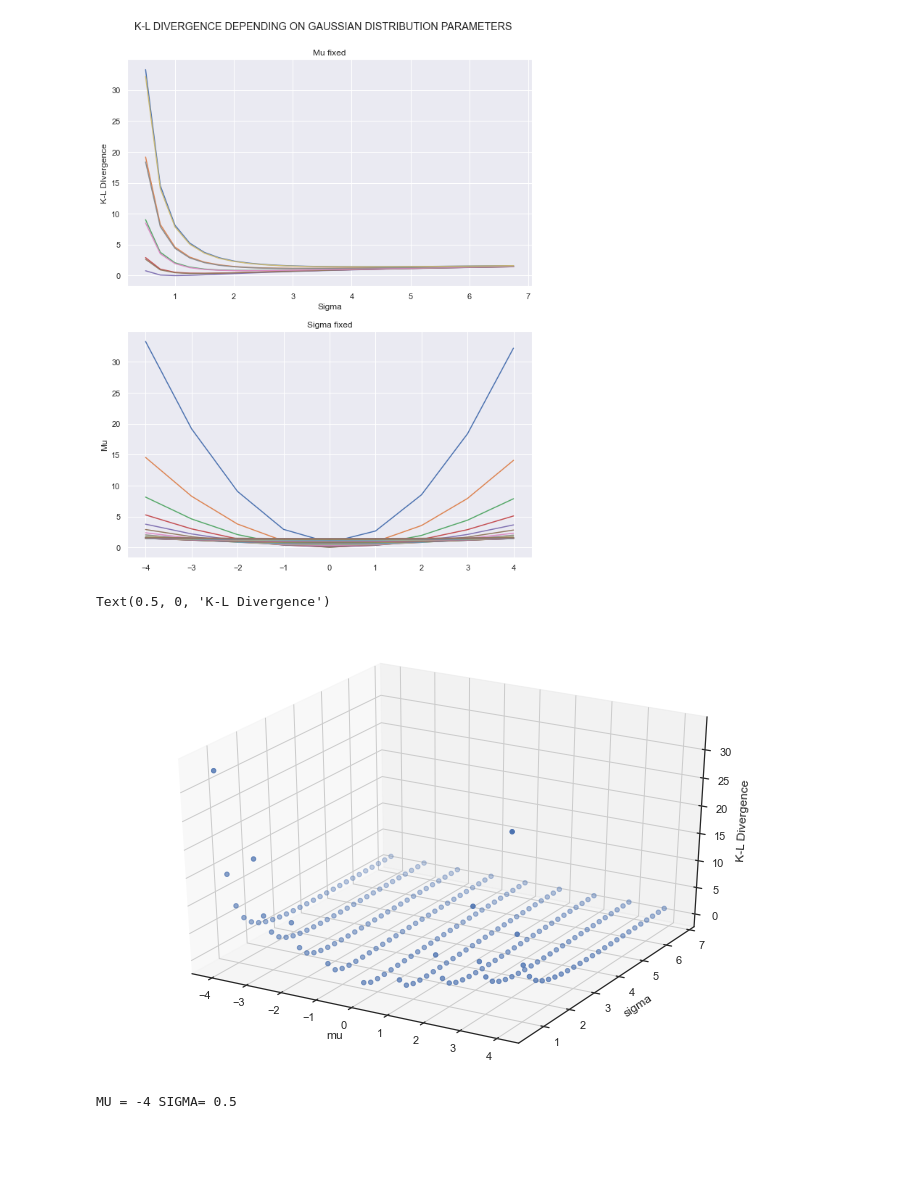
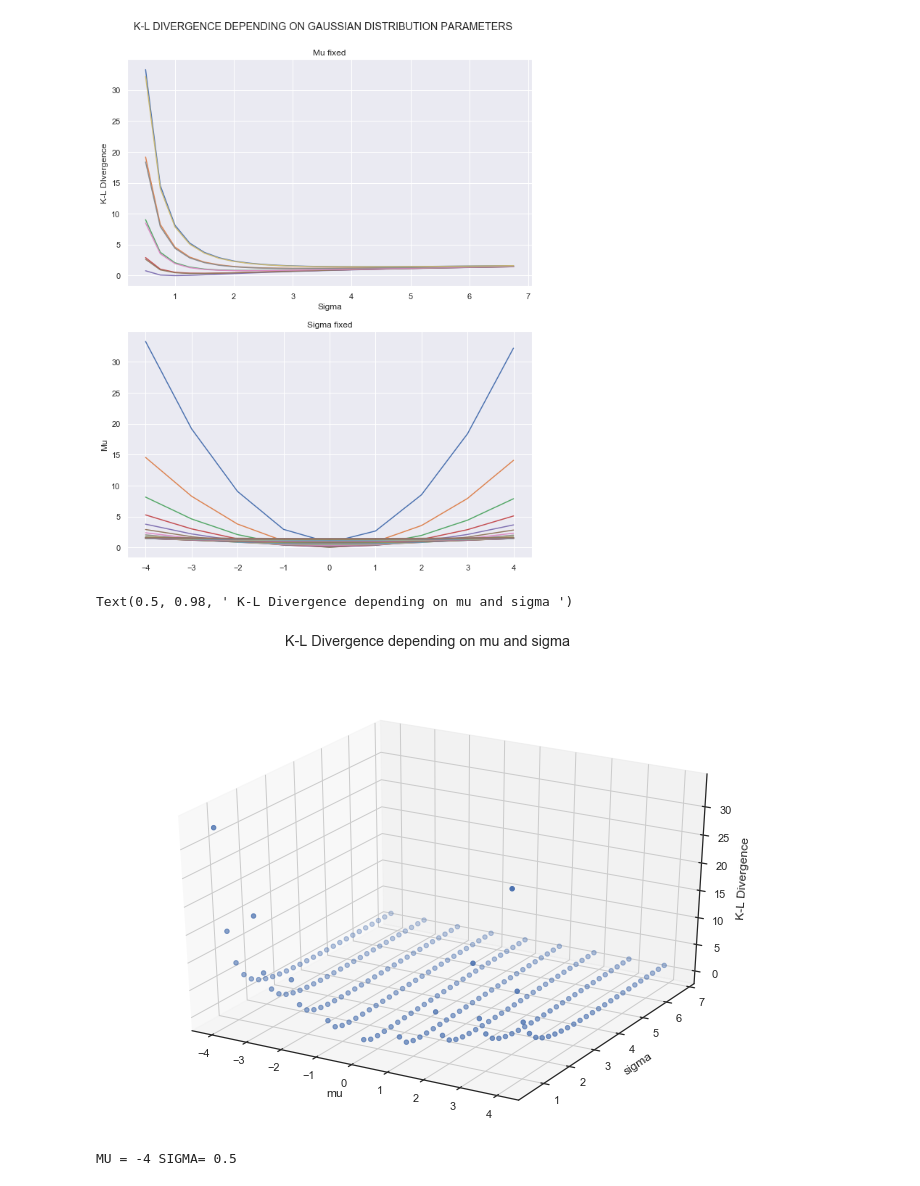
Before and after one commit to alakachr/NCE_GAN, a Jupyter notebook: NCE_GAN_Final.ipynb, the cells around one changed output. Saved outputs shown, nothing was run; the diff lists cells and outputs as text; code cells hidden in the pictures; blank space fills up the shorter version.

```diff
--- a/NCE_GAN_Final.ipynb
+++ b/NCE_GAN_Final.ipynb
@@ -345,28 +358,0 @@ print(Quad_err_3)
-# %%
-mu_data, sigma_data  = 0,1
-mu_noise, sigma_noise = 0,1
-true_c= 1/(sqrt(2*pi)*sigma_data)**2
-
-Estim_cT=[] #list of estimators for each iteration
-VarT=[]# list of estimators for each iteration
-Quad_err_T=[] #list of quadratic error for each iteration
-Bias_T = [] #list of quadratic error for each iteration
-
-random.seed(5)
-
-X = random.normal(mu_data, sigma_data, 1000)
-x= np.arange(1, 100 , 5)
-
-for i in x:
-
-    for j in range(100):
-
-        C = NCEDescent1D(X,1000,mu_data, sigma_data,mu_noise, sigma_noise, nu = int(i))
-        Estim_cT.append(C.cte)
-
-
-    x = np.mean((np.array(Estim_cT)-1/(sqrt(2*pi)*sigma_data))**2)
-    Quad_err_T.append(x)
-    VarT.append(np.var(Estim_cT))
-    Bias_T.append(np.mean(Estim_cT)-true_c)
-    Estim_cT = []
@@ -476,30 +471,33 @@ plt.show()
 # %%
 from mpl_toolkits import mplot3d
 
 %matplotlib inline
 
 sns.set(style='white')
 
 fig2 = plt.figure(figsize=(12,8))
 ax = plt.axes(projection='3d')
 
 
 #for i in range(10):
 xline = L_mu
 yline = L_sigma
 zline = [[f_kl(x,y) for x in xline] for y in yline]
 
 xline, yline = np.meshgrid(xline, yline)
 
 ax.scatter3D(xline, yline, zline, 'gray')
 ax.set_xlabel('mu')
 ax.set_ylabel('sigma')
 ax.set_zlabel('K-L Divergence')
 
+plt.suptitle(" K-L Divergence depending on mu and sigma ")
+plt.adjust()
+
 #ax.view_init(56, angle)
 # %% [output]
-Text(0.5, 0, 'K-L Divergence')
+Text(0.5, 0.98, ' K-L Divergence depending on mu and sigma ')
-[figure, old version]
+[figure, new version]
 # %%
 #Lets compute the MSE for different values of mu and sigma
 
```
Also changed, not shown: parts of 37 cells of this notebook, 1 other file.
